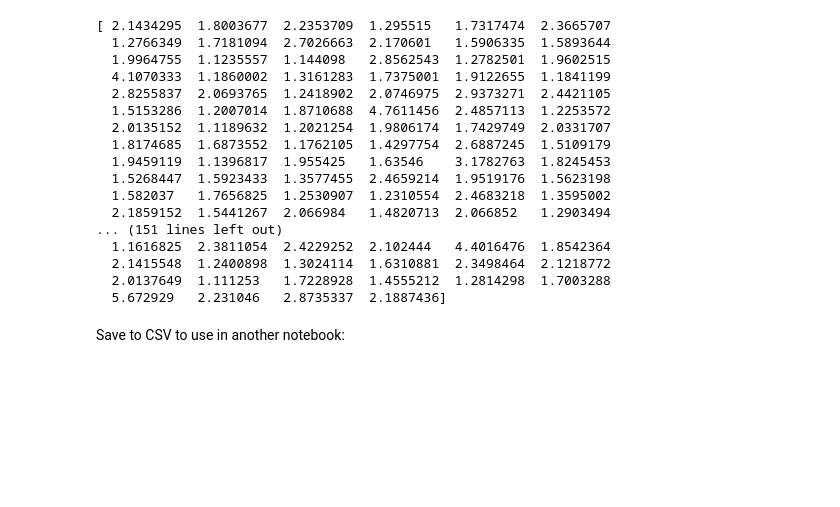
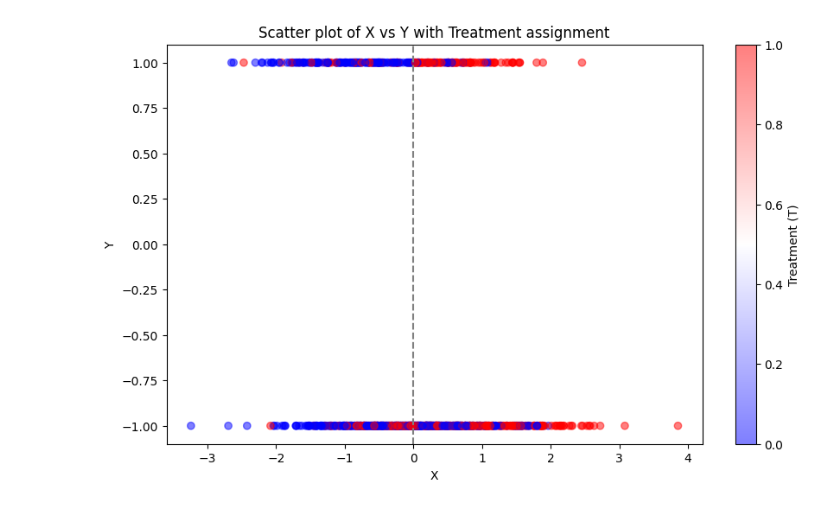
Before and after one commit to MohammadsaeedHaghi/policy-selection-under-unobsorved-confounding, a Jupyter notebook: synth_Data.ipynb, the cells around one changed output. Cells and saved outputs as stored; diff of their text form; code cells hidden in the pictures; blank space fills up the shorter version.

```diff
--- a/synth_Data.ipynb
+++ b/synth_Data.ipynb
@@ -134,23 +33,19 @@ if __name__ == "__main__":
         n=1000,
     )
 
-    inv_ps_logistic_method = compute_inv_ps_logistic(X, T)
-    inv_ps_direct_method = compute_inv_ps_direct(T, pi0, pi1)
-    inv_ps_XGB_method = compute_inv_ps_xgb(X, T)
+    #inv_ps_direct_method = compute_inv_ps_direct(T, pi0, pi1)
 
     # Flatten IPS_weights if it's 2-dimensional
-    IPS_weights_flat = IPS_weights.flatten() if hasattr(IPS_weights, 'flatten') else IPS_weights
+    #IPS_weights_flat = IPS_weights.flatten() if hasattr(IPS_weights, 'flatten') else IPS_weights
 
     data_full = pd.DataFrame({
         "X": X,
         "S": S,
         "T": T,
         "Y0": Y0,
-        "Y1": Y1,
-        "ips direct": inv_ps_direct_method,
-        "ips logistic": inv_ps_logistic_method,
-        "ips XGB": inv_ps_XGB_method,
-        "ips NN": IPS_weights_flat
+        "Y1": Y1#,
+        #"ips direct": inv_ps_direct_method#,
+        #"ips NN": IPS_weights_flat
     })
 
     print("Full Data:")
@@ -161,11 +56,9 @@ if __name__ == "__main__":
         "X": data_full["X"],
         "S": data_full["S"],
         "T": data_full["T"],
-        "Y": data_full["Y0"].where(data_full["T"] == 0, data_full["Y1"]),
-        "ips direct": data_full["ips direct"],
-        "ips logistic": data_full["ips logistic"],
-        "ips XGB": data_full["ips XGB"],
-        "ips NN": data_full["ips NN"]
+        "Y": data_full["Y0"].where(data_full["T"] == 0, data_full["Y1"])#,
+        #"ips direct": data_full["ips direct"]#,
+        #"ips NN": data_full["ips NN"]
     })
 
     print("Observed Data:")
@@ -245,23 +80,0 @@ plt.show()
-# %%
-IPS_weights_flat = IPS_weights.flatten() if hasattr(IPS_weights, 'flatten') else IPS_weights
-print(IPS_weights_flat)
-# %% [output]
-[ 2.1434295  1.8003677  2.2353709  1.295515   1.7317474  2.3665707
-  1.2766349  1.7181094  2.7026663  2.170601   1.5906335  1.5893644
-  1.9964755  1.1235557  1.144098   2.8562543  1.2782501  1.9602515
-  4.1070333  1.1860002  1.3161283  1.7375001  1.9122655  1.1841199
-  2.8255837  2.0693765  1.2418902  2.0746975  2.9373271  2.4421105
-  1.5153286  1.2007014  1.8710688  4.7611456  2.4857113  1.2253572
-  2.0135152  1.1189632  1.2021254  1.9806174  1.7429749  2.0331707
-  1.8174685  1.6873552  1.1762105  1.4297754  2.6887245  1.5109179
-  1.9459119  1.1396817  1.955425   1.63546    3.1782763  1.8245453
-  1.5268447  1.5923433  1.3577455  2.4659214  1.9519176  1.5623198
-  1.582037   1.7656825  1.2530907  1.2310554  2.4683218  1.3595002
-  2.1859152  1.5441267  2.066984   1.4820713  2.066852   1.2903494
-... (151 lines left out)
-  1.1616825  2.3811054  2.4229252  2.102444   4.4016476  1.8542364
-  2.1415548  1.2400898  1.3024114  1.6310881  2.3498464  2.1218772
-  2.0137649  1.111253   1.7228928  1.4555212  1.2814298  1.7003288
-  5.672929   2.231046   2.8735337  2.1887436]
-# %% [markdown]
-Save to CSV to use in another notebook:
@@ -269,0 +81,16 @@ data_observed.to_csv('data_observed.csv', index=False)
+# %%
+import matplotlib.pyplot as plt
+
+# Plot the data
+plt.figure(figsize=(10, 6))
+
+# Scatter plot for X vs Y with color based on Treatment (T)
+plt.scatter(data_observed["X"], data_observed["Y"], c=data_observed["T"], cmap='bwr', alpha=0.5)
+plt.axvline(x=0, color='gray', linestyle='--')  # Add vertical line at x = 0
+plt.xlabel("X")
+plt.ylabel("Y")
+plt.title("Scatter plot of X vs Y with Treatment assignment")
+plt.colorbar(label='Treatment (T)')
+plt.show()
+# %% [output]
+[figure, added]
```
Also changed, not shown: parts of 16 cells of this notebook, 7 other files.
